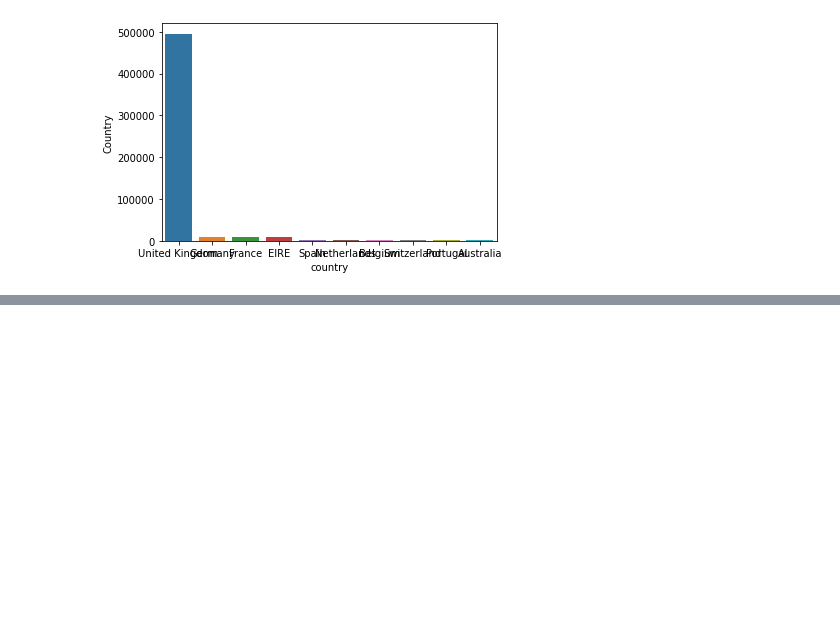
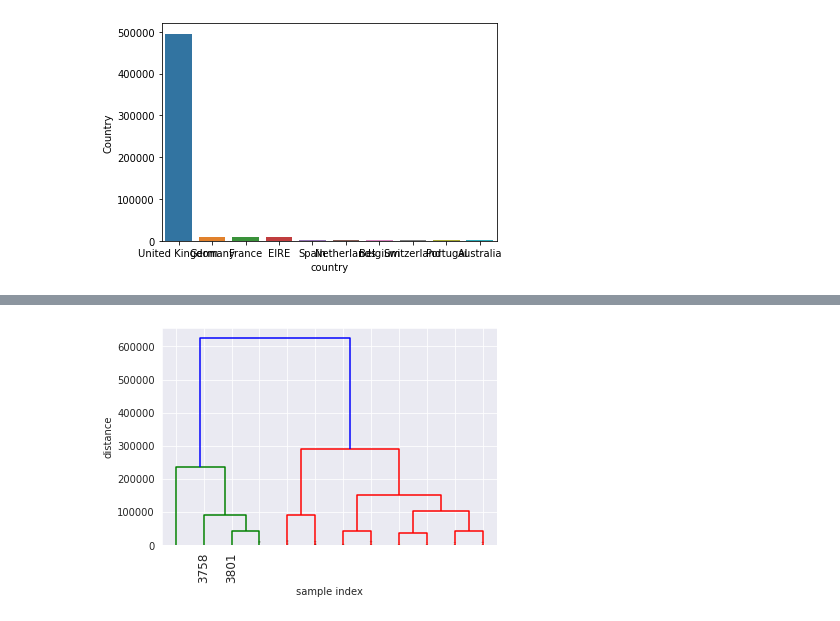
Before and after one commit to AkshayRai20/Projects1, a Jupyter notebook: Akshay_Online_Retail_Customer_Segmentation_Capstone_Project.ipynb, the cells around one changed output, grey strips where cells are left out. Saved outputs shown, nothing was run; the diff lists cells and outputs as text; code cells hidden in the pictures; blank space fills up the shorter version.

```diff
--- a/Akshay_Online_Retail_Customer_Segmentation_Capstone_Project.ipynb
+++ b/Akshay_Online_Retail_Customer_Segmentation_Capstone_Project.ipynb
@@ -168,0 +272,9 @@ ax = sns.barplot(x="country", y="Country", data=top10_countries_new)
+# %%
+Z = linkage(X, method='ward',metric='euclidean')
+plt.xlabel('sample index')
+plt.ylabel('distance')
+dendrogram(Z,truncate_mode='lastp',p=12,show_leaf_counts=False,
+            leaf_rotation=90.,leaf_font_size=12.,show_contracted=True,)
+plt.show()
+# %% [output]
+[figure, added]
```
Also changed, not shown: parts of 18 cells of this notebook.
